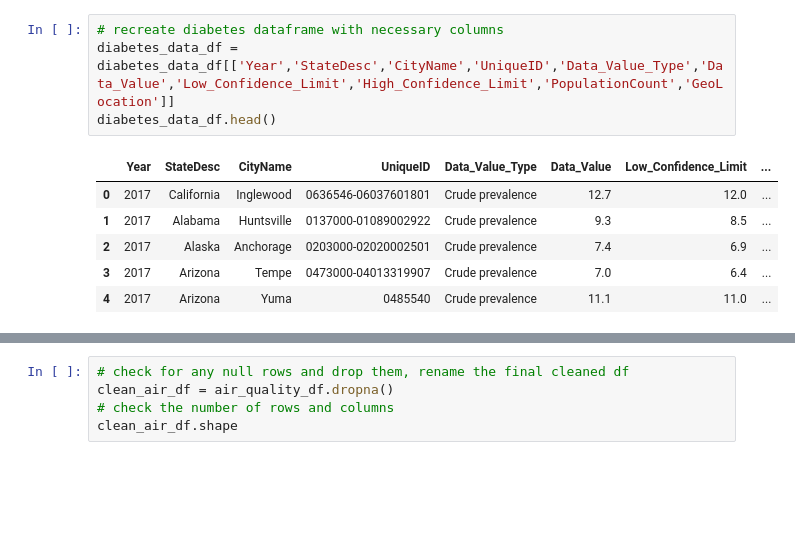
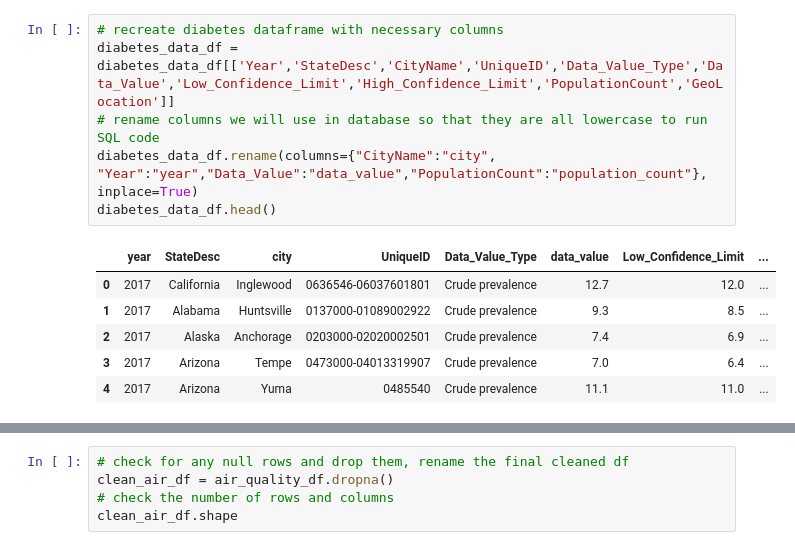
Before and after one commit to kmaluccio/group_7_project, a Jupyter notebook: clean_data_for_sql.ipynb, the cells around one changed output, grey strips where cells are left out. Drawn from its saved outputs; the diff is of its cells as text; blank space fills up the shorter version.

```diff
--- a/clean_data_for_sql.ipynb
+++ b/clean_data_for_sql.ipynb
@@ -34,9 +34,11 @@ air_data_df.head()
 # %%
 # recreate diabetes dataframe with necessary columns
 diabetes_data_df = diabetes_data_df[['Year','StateDesc','CityName','UniqueID','Data_Value_Type','Data_Value','Low_Confidence_Limit','High_Confidence_Limit','PopulationCount','GeoLocation']]
+# rename columns we will use in database so that they are all lowercase to run SQL code
+diabetes_data_df.rename(columns={"CityName":"city", "Year":"year","Data_Value":"data_value","PopulationCount":"population_count"}, inplace=True)
 diabetes_data_df.head()
 # %% [output]
-|  | Year | StateDesc | CityName | UniqueID | Data_Value_Type | Data_Value | Low_Confidence_Limit | ... |
+|  | year | StateDesc | city | UniqueID | Data_Value_Type | data_value | Low_Confidence_Limit | ... |
 | 0 | 2017 | California | Inglewood | 0636546-06037601801 | Crude prevalence | 12.7 | 12.0 | ... |
 | 1 | 2017 | Alabama | Huntsville | 0137000-01089002922 | Crude prevalence | 9.3 | 8.5 | ... |
 | 2 | 2017 | Alaska | Anchorage | 0203000-02020002501 | Crude prevalence | 7.4 | 6.9 | ... |
```
Also changed, not shown: parts of 7 cells of this notebook, 1 other file.
